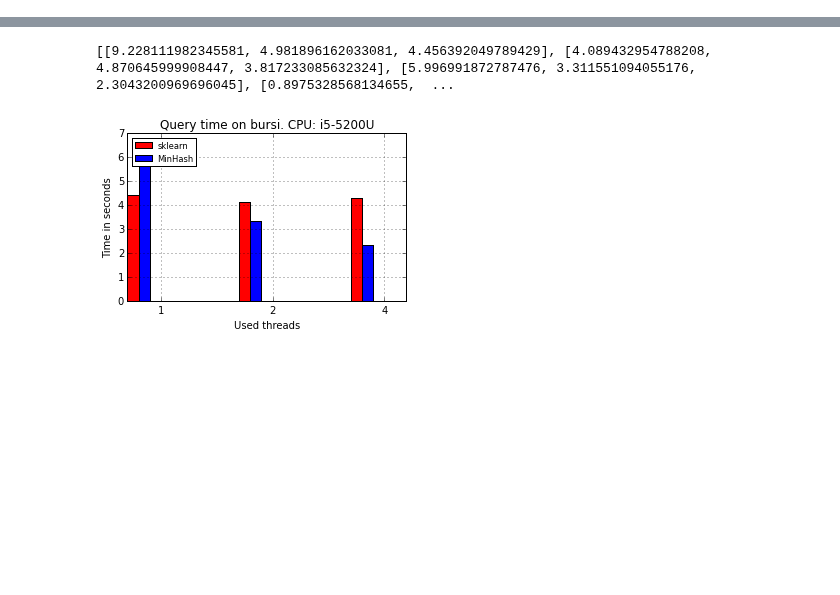
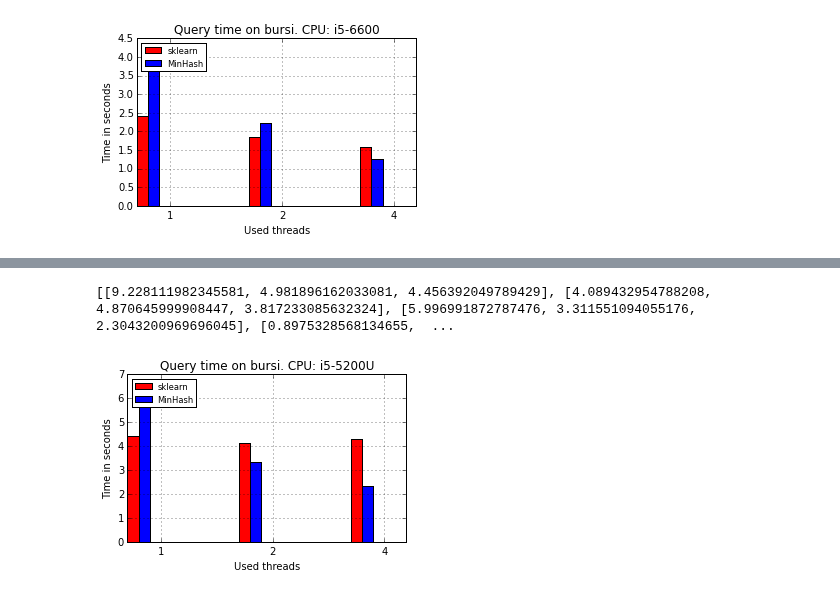
Before and after one commit to joachimwolff/sparse-neighbors-search, a Jupyter notebook: example/CPU scalability.ipynb, the cells around one changed output, grey strips where cells are left out. Saved outputs shown, nothing was run; the diff lists cells and outputs as text; code cells hidden in the pictures; blank space fills up the shorter version.

```diff
--- a/example/CPU scalability.ipynb
+++ b/example/CPU scalability.ipynb
@@ -91,3 +88,13 @@ minHash = [max_bin_size, shingle_size, minimal_blocks_in_common, prune_inverse_i
             prune_inverse_index_after_instance, remove_hash_function_with_less_entries_as,
             shingle, block_size, hash_functions]
 cpu_cores = [1, 2, 4, 8, 12, 16, 20, 24, 28, 32]
+# %%
+cpu_cores = [1, 2, 4]
+cpu_scalability_i5_6600 = measureCpuScalability(datasetBursi, minHash, cpu_cores)
+# %%
+plotData(data=cpu_scalability_i5_6600[1:3], color=["r", "b"], label=["sklearn", "MinHash"],
+        xticks=["1", "2", "4"], ylabel="Time in seconds", number_of_instances=3,
+        xlabel="Used threads", log = False, figure_size=(5, 3),
+         number_of_features=1, title='Query time on bursi. CPU: i5-6600')
+# %% [output]
+[figure, added]
```
Also changed, not shown: parts of 13 cells of this notebook, 3 other files.
